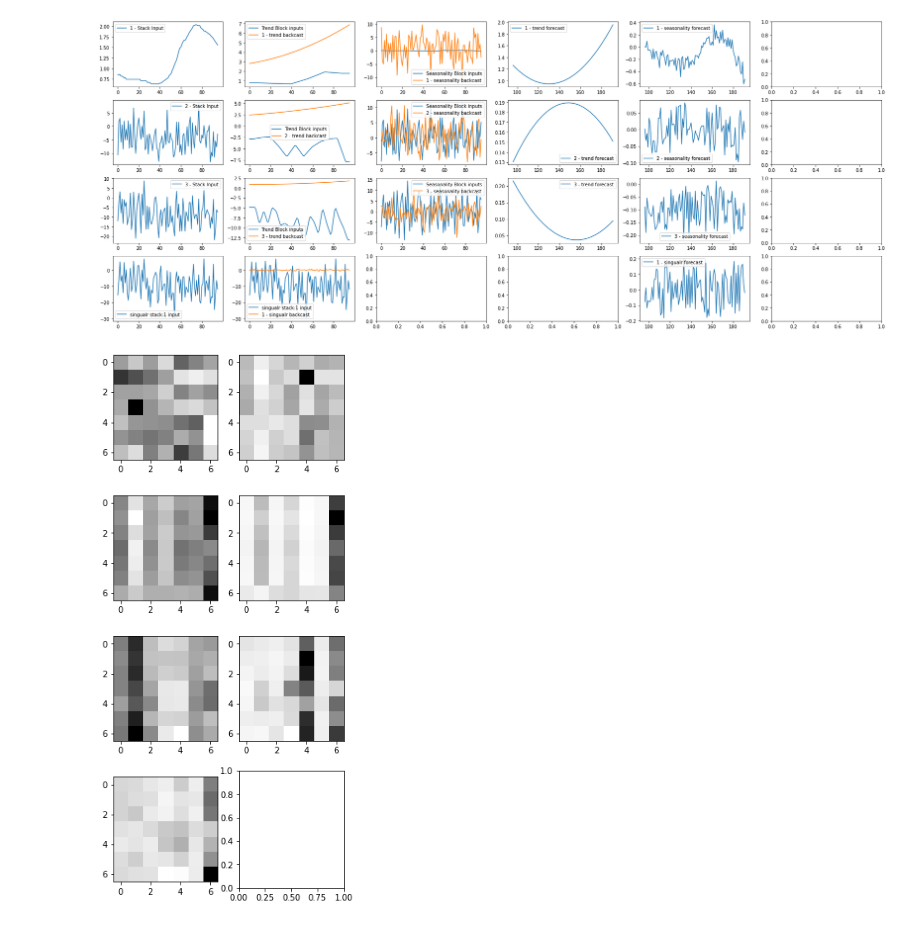
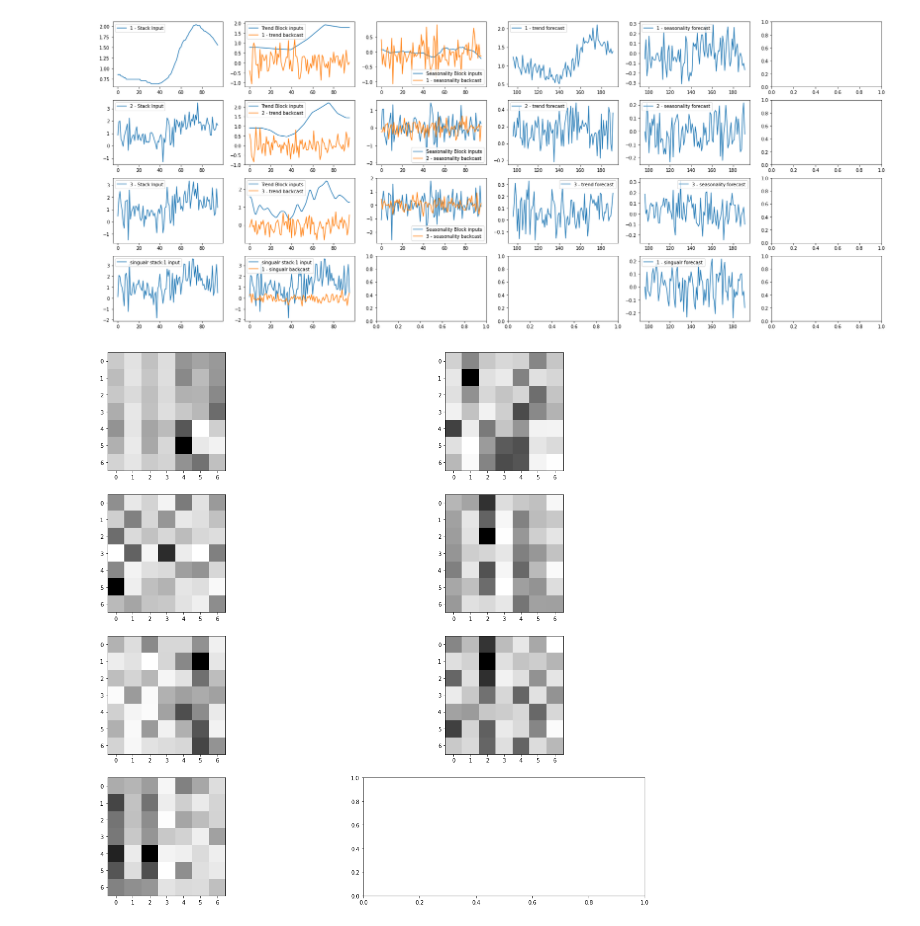
Before and after one commit to Kim-Ju-Hyeon/GSL, a Jupyter notebook: Jupyter Notebook/ETT_Result_Visualization.ipynb, the cells around one changed output. Saved outputs shown, nothing was run; the diff lists cells and outputs as text; code cells hidden in the pictures.

```diff
--- a/Jupyter Notebook/ETT_Result_Visualization.ipynb
+++ b/Jupyter Notebook/ETT_Result_Visualization.ipynb
@@ -65,3 +101,2 @@ array([  0.32735392, 100.        ,   0.36861879, 100.        ,
 # %%
 exp = exp_dirs[np.argmin(loss_list)]
-exp = exp_dirs[-3]
@@ -179,24 +211,24 @@ for jj in range(singual_backcast.shape[1]):
     axes[ii+jj+1,4].plot(x_axis[input_length:], singual_forecast[-1,jj][node], label=f'{jj+1} - singualr forecast')
     axes[ii+jj+1,4].legend()
 # %% [output]
-[figure, old version]
+[figure, new version]
 # %%
 nrows = config.forecasting_module.stack_num+config.forecasting_module.singular_stack_num
 
 fig, axes = plt.subplots(nrows=nrows, ncols=2,
-                        figsize=(5*ncol, 3*nrows))
+                        figsize=(5*nrows, 3*ncol))
 
 attn = test_result['attention_matrix'][0]
 
 trend_attn = attn['Trend']
 season_attn = attn['Seasonality']
 singular_attn = attn['Singular']
 
 for ii in range(len(trend_attn)):
     axes[ii, 0].imshow(trend_attn[ii].squeeze(), cmap='Greys')
     axes[ii, 1].imshow(season_attn[ii].squeeze(), cmap='Greys')
 
 for i in range(len(singular_attn)):
     axes[ii+i+1, 0].imshow(singular_attn[i].squeeze(), cmap='Greys')
 # %% [output]
-[figure, old version]
+[figure, new version]
```
Also changed, not shown: parts of 8 cells of this notebook, 1 other file.
